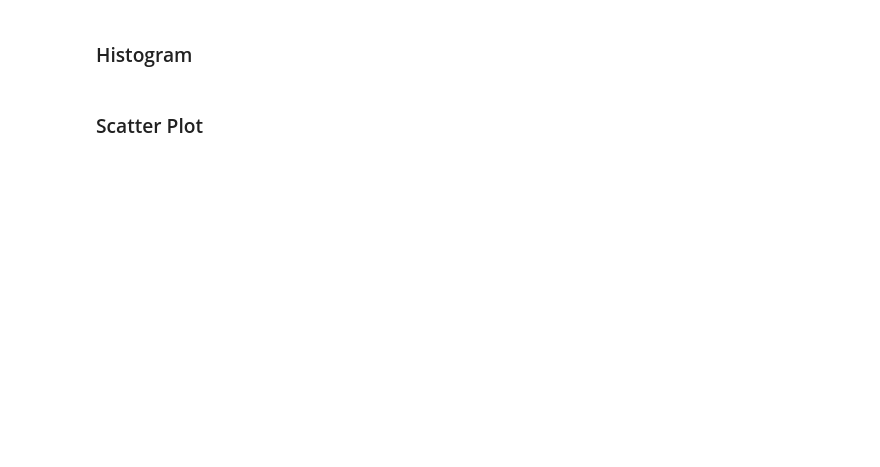
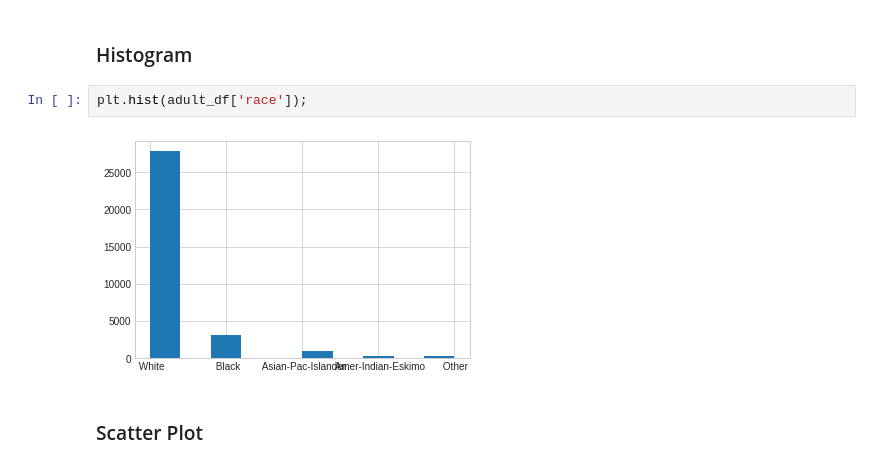
Before and after one commit to ChristianJJohnson/DS-Unit-1-Sprint-1-Data-Wrangling-and-Storytelling, a Jupyter notebook: module1-exploratory-data-analysis/LS_DS_111_Exploratory_Data_Analysis.ipynb, the cells around one changed output. Drawn from its saved outputs; the diff is of its cells as text; blank space fills up the shorter version.

```diff
--- a/module1-exploratory-data-analysis/LS_DS_111_Exploratory_Data_Analysis.ipynb
+++ b/module1-exploratory-data-analysis/LS_DS_111_Exploratory_Data_Analysis.ipynb
@@ -237,4 +424,8 @@ Why might it be important for us to be able to visualize how our data is distrib
 # %% [markdown]
 ### Histogram
+# %%
+plt.hist(adult_df['race']);
+# %% [output]
+[figure, added]
 # %% [markdown]
 ### Scatter Plot
```
Also changed, not shown: parts of 42 cells of this notebook.
